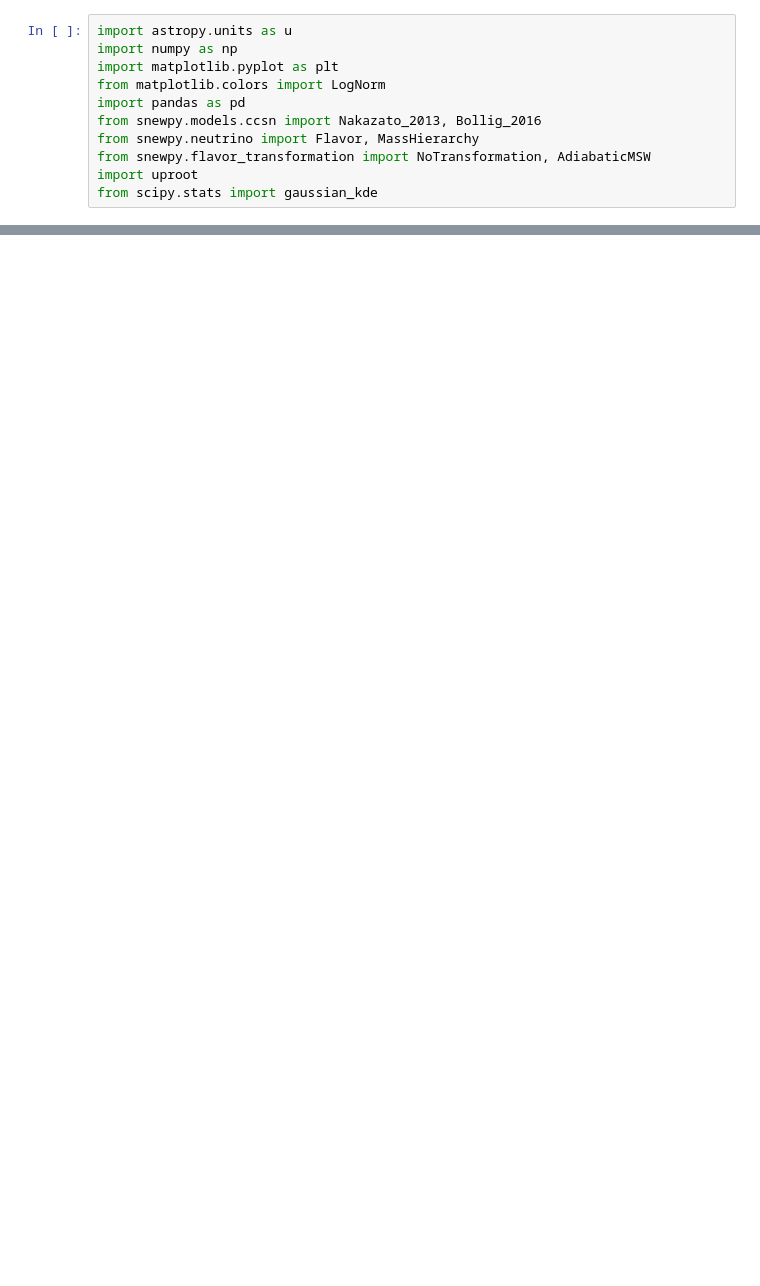
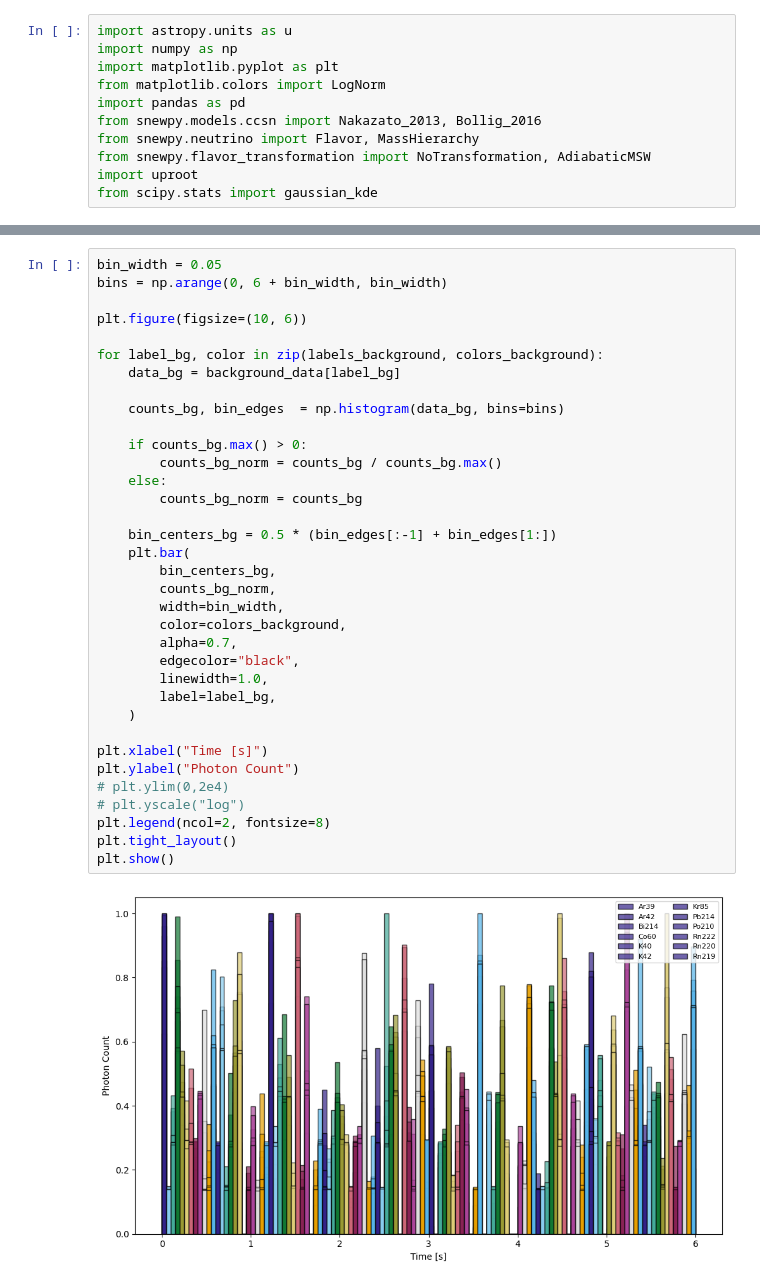
Before and after one commit to IakovosTzoka/SuperNova-Work, a Jupyter notebook: output/cleanup_Optical_Photon_Analysis.ipynb, the cells around one changed output, grey strips where cells are left out. Saved outputs shown, nothing was run; the diff lists cells and outputs as text; blank space fills up the shorter version.

```diff
--- a/output/cleanup_Optical_Photon_Analysis.ipynb
+++ b/output/cleanup_Optical_Photon_Analysis.ipynb
@@ -109,0 +214,37 @@ plt.show()
+# %%
+bin_width = 0.05
+bins = np.arange(0, 6 + bin_width, bin_width)
+
+plt.figure(figsize=(10, 6))
+
+for label_bg, color in zip(labels_background, colors_background):
+    data_bg = background_data[label_bg]
+
+    counts_bg, bin_edges  = np.histogram(data_bg, bins=bins)
+
+    if counts_bg.max() > 0:
+        counts_bg_norm = counts_bg / counts_bg.max()
+    else:
+        counts_bg_norm = counts_bg
+
+    bin_centers_bg = 0.5 * (bin_edges[:-1] + bin_edges[1:])
+    plt.bar(
+        bin_centers_bg,
+        counts_bg_norm,
+        width=bin_width,
+        color=colors_background,
+        alpha=0.7,
+        edgecolor="black",
+        linewidth=1.0,
+        label=label_bg,
+    )
+
+plt.xlabel("Time [s]")
+plt.ylabel("Photon Count")
+# plt.ylim(0,2e4)
+# plt.yscale("log")
+plt.legend(ncol=2, fontsize=8)
+plt.tight_layout()
+plt.show()
+# %% [output]
+[figure, added]
```
Also changed, not shown: parts of 5 cells of this notebook, 1 other file.
